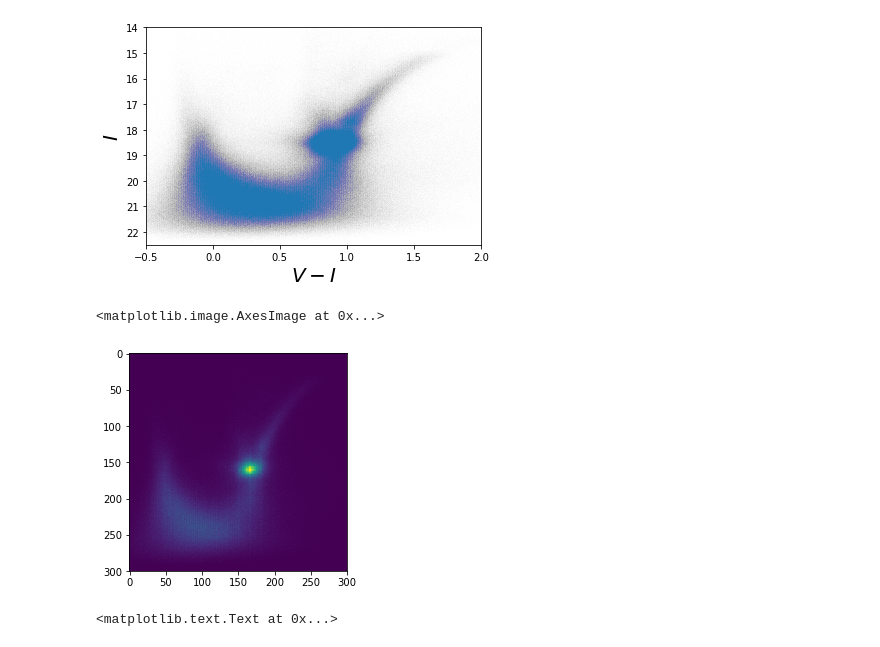
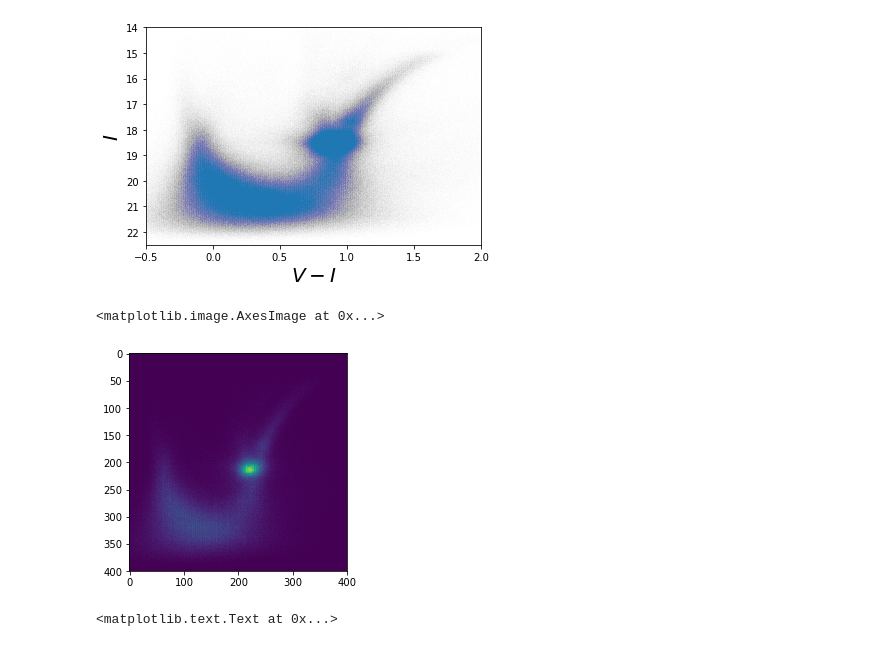
Before and after one commit to DouglasGrion/Red-Clump-Locations, a Jupyter notebook: Red-Clump-Location.ipynb, the cells around one changed output. Drawn from its saved outputs; the diff is of its cells as text; code cells hidden in the pictures.

```diff
--- a/Red-Clump-Location.ipynb
+++ b/Red-Clump-Location.ipynb
@@ -54,17 +54,17 @@ plt.show()
 # %%
 Vmag = catalog["Vmag"]
 Imag = catalog["Imag"]
 VImag = Vmag - Imag
 NaNs1 = np.isnan(VImag)
 NaNs2 = np.isnan(Imag)
 VImag[NaNs1]= -9999
 Imag[NaNs2] = -9999
-bins = (300,300)
-H1, xedges1, yedges1 = np.histogram2d(Imag, VImag, bins, normed=True, range=[[14,22.5], [-0.5, 2]])
+bins = (400,400)
+H1, xedges1, yedges1 = np.histogram2d(Imag, VImag, bins, range=[[14,22.5], [-0.5, 2]])
 plt.imshow(H1)
 # %% [output]
 <matplotlib.image.AxesImage at 0x...>
-[figure, old version]
+[figure, new version]
 # %%
 ra_1=[]
 dec_1=[]
```
Also changed, not shown: parts of 2 cells of this notebook.
